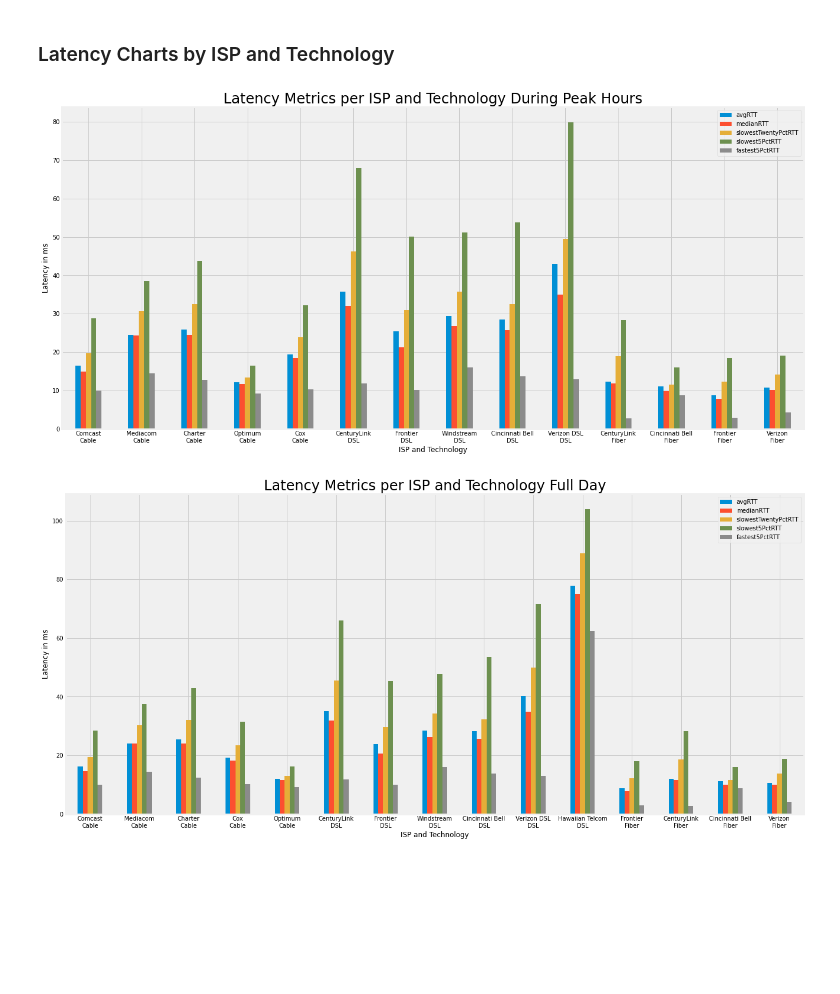
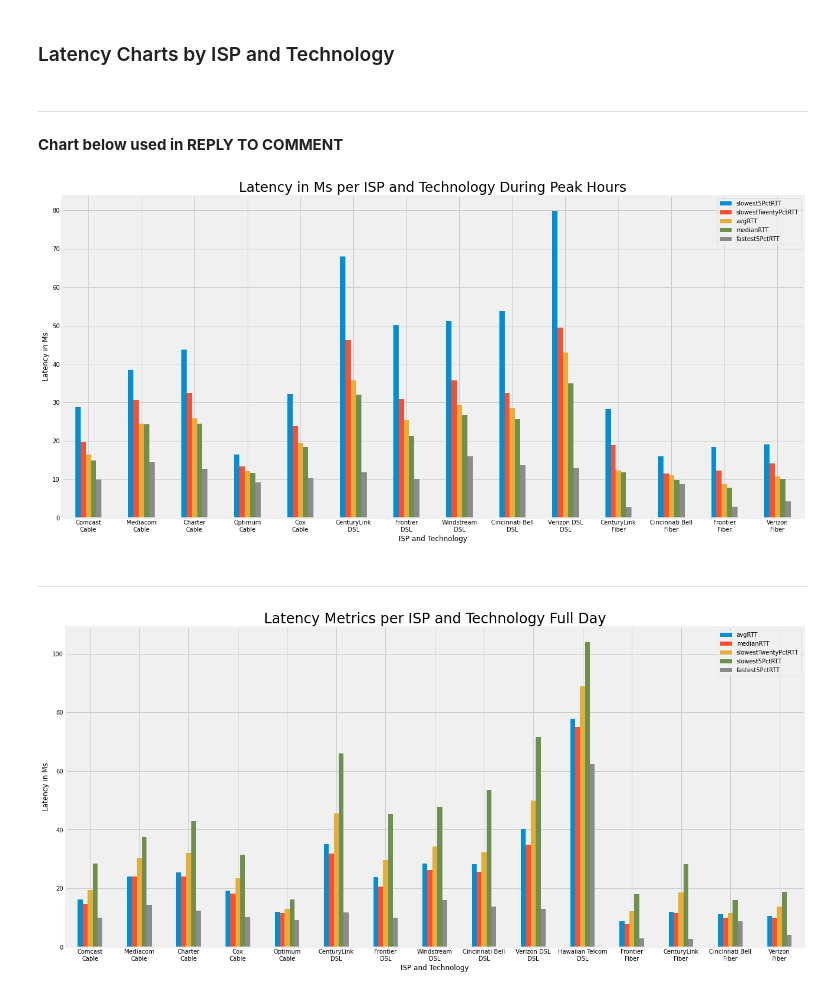
Before and after one commit to afreund415/MBA-broadband-research, a Jupyter notebook: MBA Latency Charts IPv4.ipynb, the cells around one changed output. Drawn from its saved outputs; the diff is of its cells as text; code cells hidden in the pictures; blank space fills up the shorter version.

Commit message:
added final charts for reply comment submission

```diff
--- a/MBA Latency Charts IPv4.ipynb
+++ b/MBA Latency Charts IPv4.ipynb
@@ -97,30 +97,31 @@ print("Executed")
 Executed
 # %% [markdown]
 <h3> Latency Charts by ISP and Technology
+# %% [markdown]
+<hr>
+# %% [markdown]
+**Chart below used in REPLY TO COMMENT**
 # %%
 chartData = peakHourLatency
 ispTech =  list(chartData['isp'] +"\n"+ chartData['tech'])
 chartData['ispTech'] = ispTech
 
 
 
-
-ax = chartData.plot(x = "ispTech", y = ['avgRTT', 'medianRTT', 'slowestTwentyPctRTT','slowest5PctRTT', 'fastest5PctRTT'],  kind = 'bar', stacked = False,
+ax = chartData.plot(x = "ispTech", y = ['slowest5PctRTT', 'slowestTwentyPctRTT','avgRTT', 'medianRTT', 'fastest5PctRTT'],  kind = 'bar', stacked = False,
                    fontsize = 10, rot = 0, figsize = (20,10), grid = True)
 
 
-# plt.yticks(np.arange(0, 150, 10))
-# plt.axhline(y = 100, color = 'pink', linestyle = '-')
-
-
 ax.set_xlabel('ISP and Technology')
-ax.set_ylabel('Latency in ms')
-ax.set_title('Latency Metrics per ISP and Technology During Peak Hours', fontsize=24)
+ax.set_ylabel('Latency in Ms')
+ax.set_title('Latency in Ms per ISP and Technology During Peak Hours', fontsize=23)
 
 
 plt.show()
 # %% [output]
-[figure, old version]
+[figure, new version]
+# %% [markdown]
+<hr>
 # %%
 chartData = fullDayLatency
 ispTech =  list(chartData['isp'] +"\n"+ chartData['tech'])
```
Also changed, not shown: parts of 8 cells of this notebook, 2 other files.
